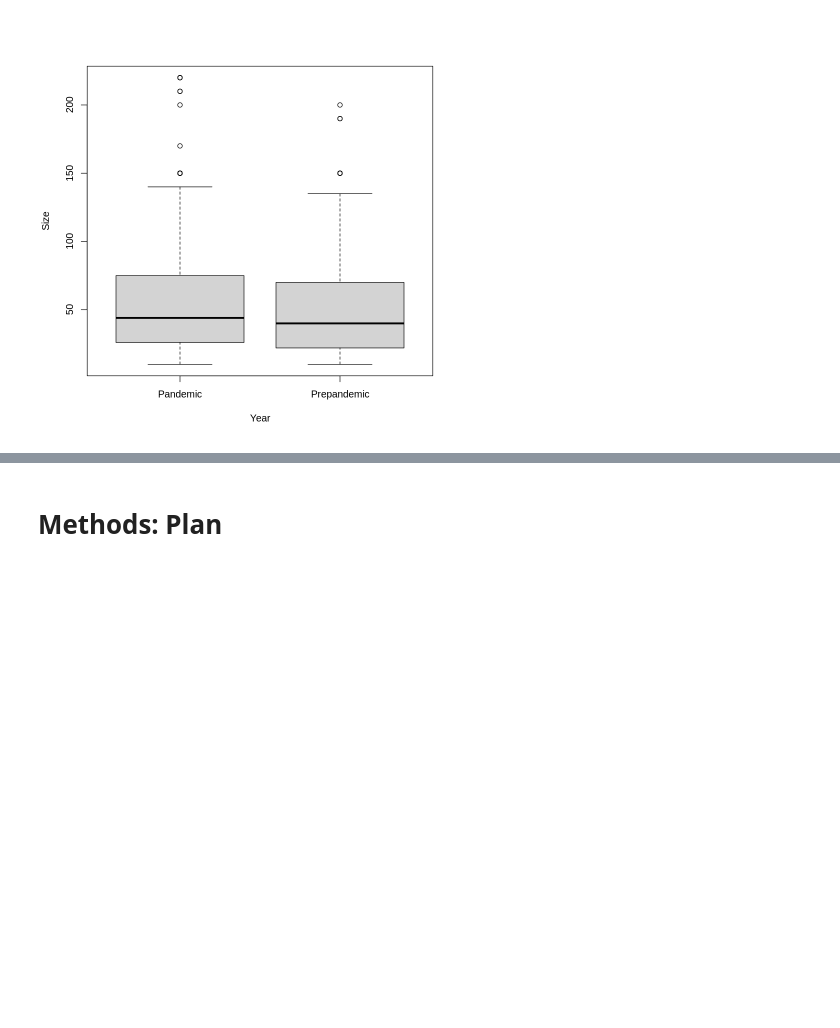
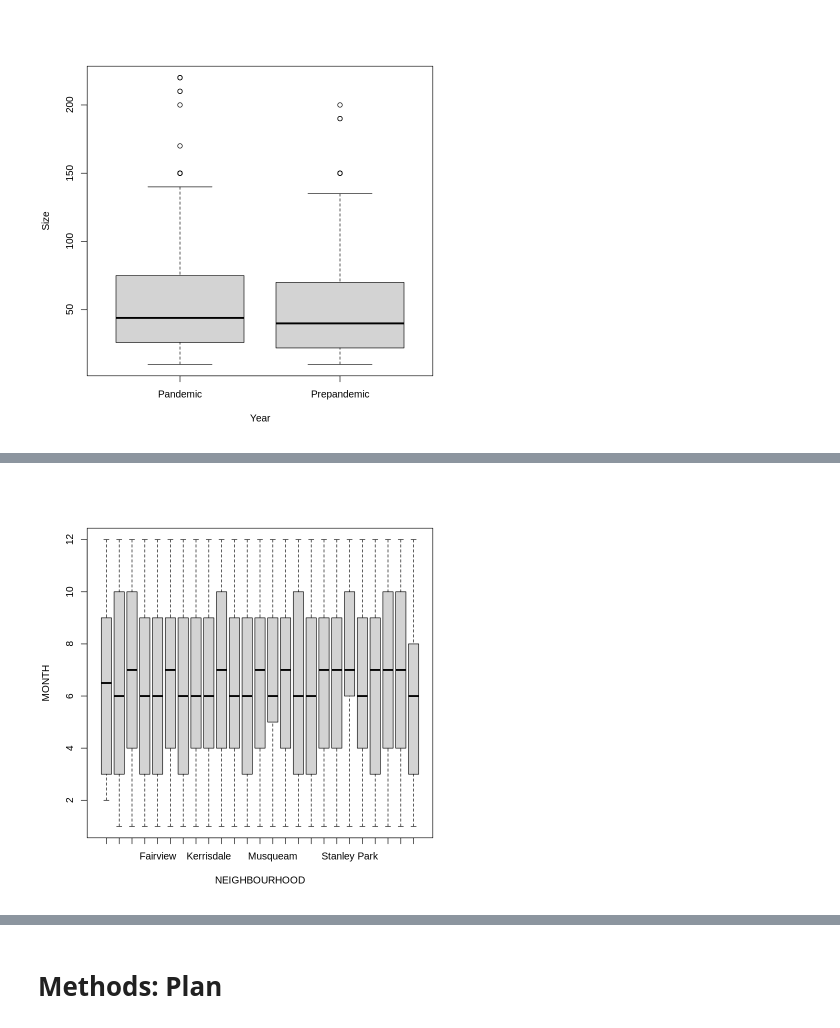
Before and after one commit to agoel25/stat_201_group_11, a Jupyter notebook: Proposal.ipynb, the cells around one changed output, grey strips where cells are left out. Saved outputs shown, nothing was run; the diff lists cells and outputs as text; code cells hidden in the pictures; blank space fills up the shorter version.

Commit message:
Add final data

```diff
--- a/Proposal.ipynb
+++ b/Proposal.ipynb
@@ -197,3 +197,6 @@ A grouped_df: 450 × 4
 boxplot(Size ~ Year, data = covid)
 # %% [output]
 [figure]
+# %%
+crime_2021 <- read.csv("crimedata_csv_2021.csv", header=T)
+head(crime_2021)
@@ -199,0 +213,7 @@ boxplot(Size ~ Year, data = covid)
+# %%
+crime <- crime_2021 %>%
+                  group_by(MONTH, NEIGHBOURHOOD) %>%
+                  # filter(MONTH %in% c(1, 2, 3, 4, 5, 6, 7, 8, 9, 10, 11, 12),
+                  #       NEIGHBOURHOOD %in% c("Central Business District", "West End")) %>%
+                  select(NEIGHBOURHOOD, MONTH)
+crime
@@ -199,0 +231,4 @@ boxplot(Size ~ Year, data = covid)
+# %%
+boxplot(MONTH ~ NEIGHBOURHOOD, data = crime)
+# %% [output]
+[figure, added]
```
Also changed, not shown: parts of 5 cells of this notebook.
